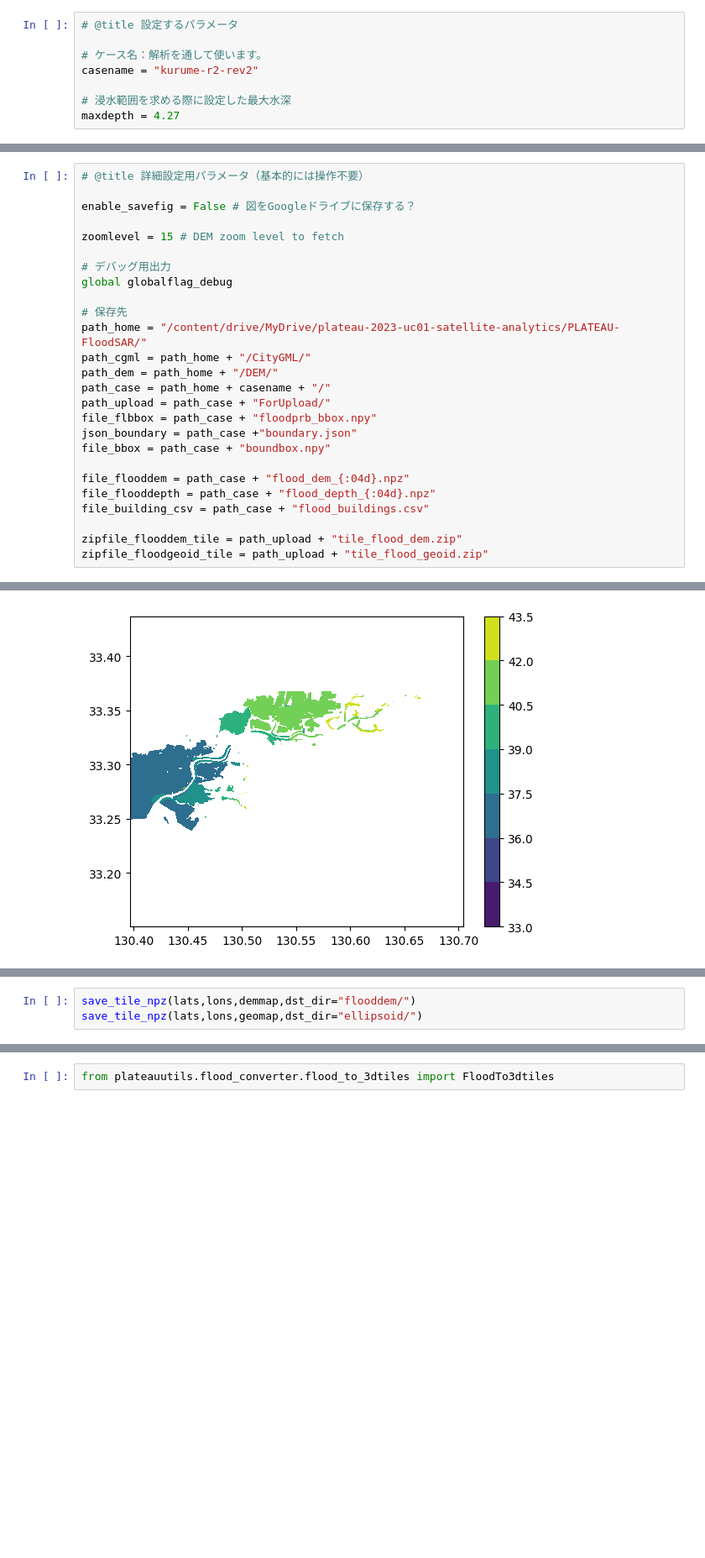
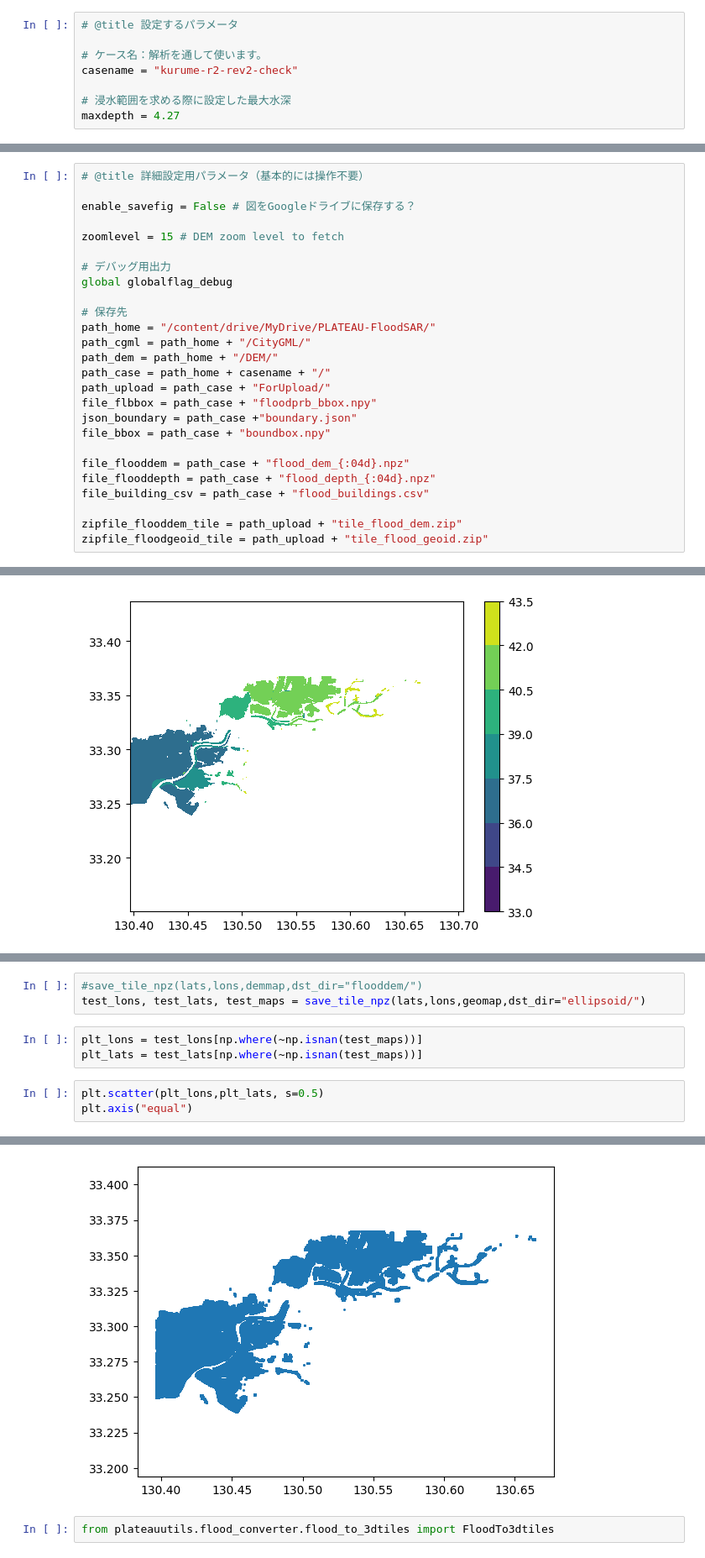
Before and after one commit to eukarya-inc/plateau-2023-uc01-satellite-analytics, a Jupyter notebook: PLATEAU-FloodSAR/5_Upload.ipynb, the cells around one changed output, grey strips where cells are left out. Shown at 84% size. Drawn from its saved outputs; the diff is of its cells as text; blank space fills up the shorter version.

```diff
--- a/PLATEAU-FloodSAR/5_Upload.ipynb
+++ b/PLATEAU-FloodSAR/5_Upload.ipynb
@@ -10,7 +10,7 @@ Mounted at /content/drive
 # @title 設定するパラメータ
 
 # ケース名：解析を通して使います。
-casename = "kurume-r2-rev2"
+casename = "kurume-r2-rev2-check"
 
 # 浸水範囲を求める際に設定した最大水深
 maxdepth = 4.27
@@ -25,7 +27,7 @@ zoomlevel = 15 # DEM zoom level to fetch
 global globalflag_debug
 
 # 保存先
-path_home = "/content/drive/MyDrive/plateau-2023-uc01-satellite-analytics/PLATEAU-FloodSAR/"
+path_home = "/content/drive/MyDrive/PLATEAU-FloodSAR/"
 path_cgml = path_home + "/CityGML/"
 path_dem = path_home + "/DEM/"
 path_case = path_home + casename + "/"
@@ -217,3 +199,10 @@ def save_in_tiles(lats,lons,map,zoom=15, ofname="saved.zip", tmp_dir ="temp/"):
 # %%
-save_tile_npz(lats,lons,demmap,dst_dir="flooddem/")
-save_tile_npz(lats,lons,geomap,dst_dir="ellipsoid/")
+#save_tile_npz(lats,lons,demmap,dst_dir="flooddem/")
+test_lons, test_lats, test_maps = save_tile_npz(lats,lons,geomap,dst_dir="ellipsoid/")
+# %%
+plt_lons = test_lons[np.where(~np.isnan(test_maps))]
+plt_lats = test_lats[np.where(~np.isnan(test_maps))]
+# %%
+plt.scatter(plt_lons,plt_lats, s=0.5)
+plt.axis("equal")
+# %% [output]
@@ -220,3 +213,4 @@ save_tile_npz(lats,lons,geomap,dst_dir="ellipsoid/")
+[figure, added]
 # %%
 from plateauutils.flood_converter.flood_to_3dtiles import FloodTo3dtiles
 # %%
```
Also changed, not shown: parts of 14 cells of this notebook.
